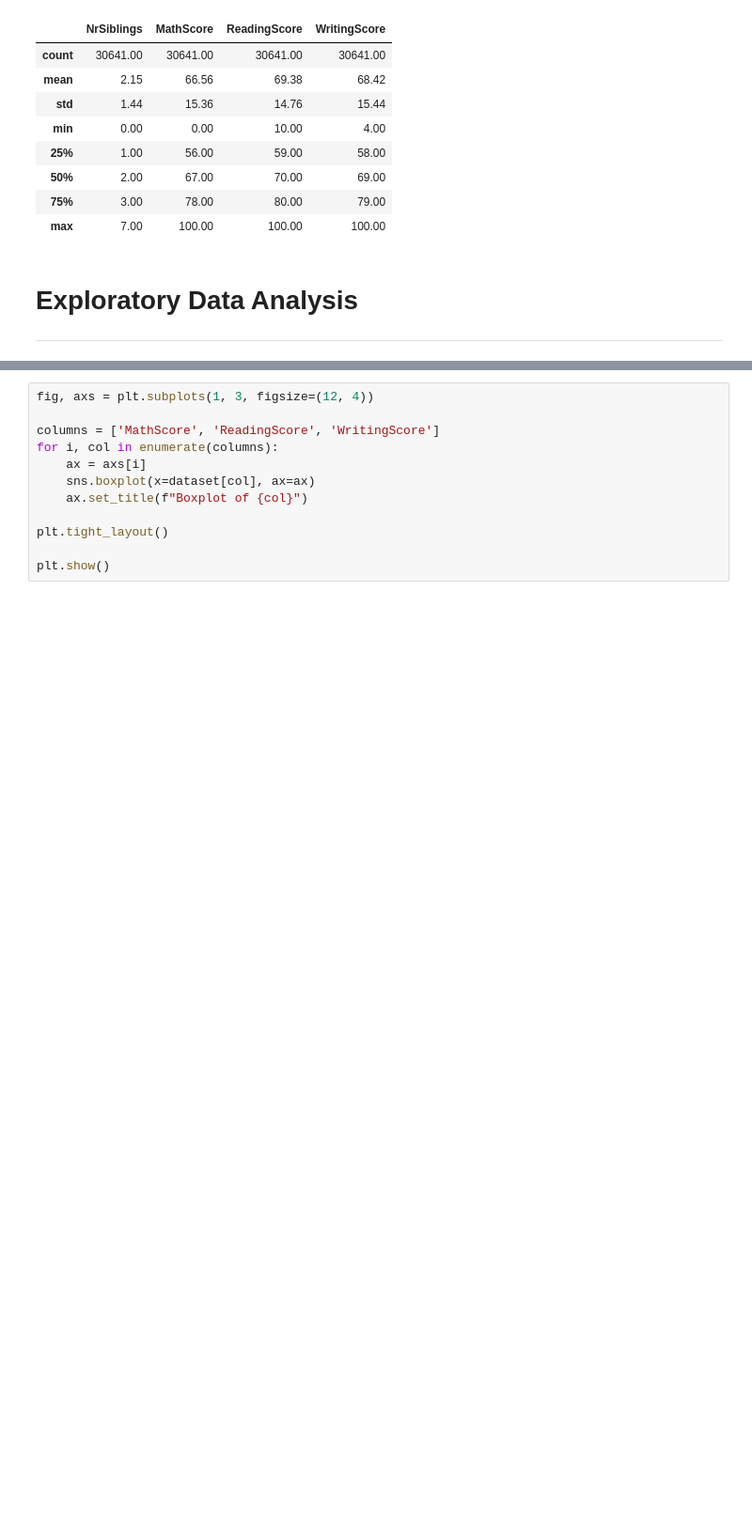
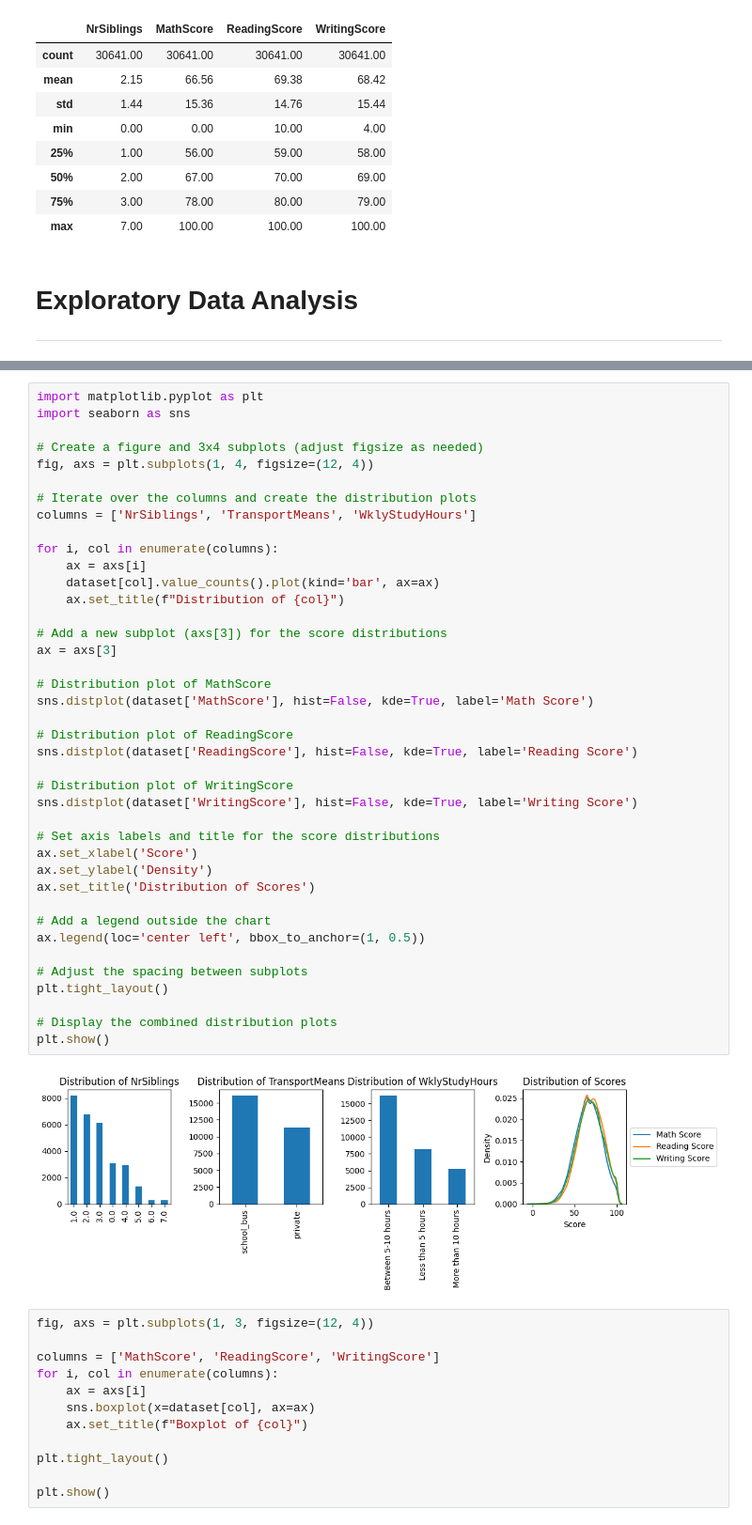
Before and after one commit to ASatya-J107/DS_Final_Project, a Jupyter notebook: Data_Science_Project_7_Exam_Score_Prediction_Model_Deployment.ipynb, the cells around one changed output, grey strips where cells are left out. Shown at 94% size. Drawn from its saved outputs; the diff is of its cells as text; blank space fills up the shorter version.

```diff
--- a/Data_Science_Project_7_Exam_Score_Prediction_Model_Deployment.ipynb
+++ b/Data_Science_Project_7_Exam_Score_Prediction_Model_Deployment.ipynb
@@ -282,3 +305,45 @@ plt.show()
+# %%
+import matplotlib.pyplot as plt
+import seaborn as sns
+
+# Create a figure and 3x4 subplots (adjust figsize as needed)
+fig, axs = plt.subplots(1, 4, figsize=(12, 4))
+
+# Iterate over the columns and create the distribution plots
+columns = ['NrSiblings', 'TransportMeans', 'WklyStudyHours']
+
+for i, col in enumerate(columns):
+    ax = axs[i]
+    dataset[col].value_counts().plot(kind='bar', ax=ax)
+    ax.set_title(f"Distribution of {col}")
+
+# Add a new subplot (axs[3]) for the score distributions
+ax = axs[3]
+
+# Distribution plot of MathScore
+sns.distplot(dataset['MathScore'], hist=False, kde=True, label='Math Score')
+
+# Distribution plot of ReadingScore
+sns.distplot(dataset['ReadingScore'], hist=False, kde=True, label='Reading Score')
+
+# Distribution plot of WritingScore
+sns.distplot(dataset['WritingScore'], hist=False, kde=True, label='Writing Score')
+
+# Set axis labels and title for the score distributions
+ax.set_xlabel('Score')
+ax.set_ylabel('Density')
+ax.set_title('Distribution of Scores')
+
+# Add a legend outside the chart
+ax.legend(loc='center left', bbox_to_anchor=(1, 0.5))
+
+# Adjust the spacing between subplots
+plt.tight_layout()
+
+# Display the combined distribution plots
+plt.show()
+# %% [output]
+[figure, added]
 # %%
 fig, axs = plt.subplots(1, 3, figsize=(12, 4))
 
```
Also changed, not shown: parts of 10 cells of this notebook.
